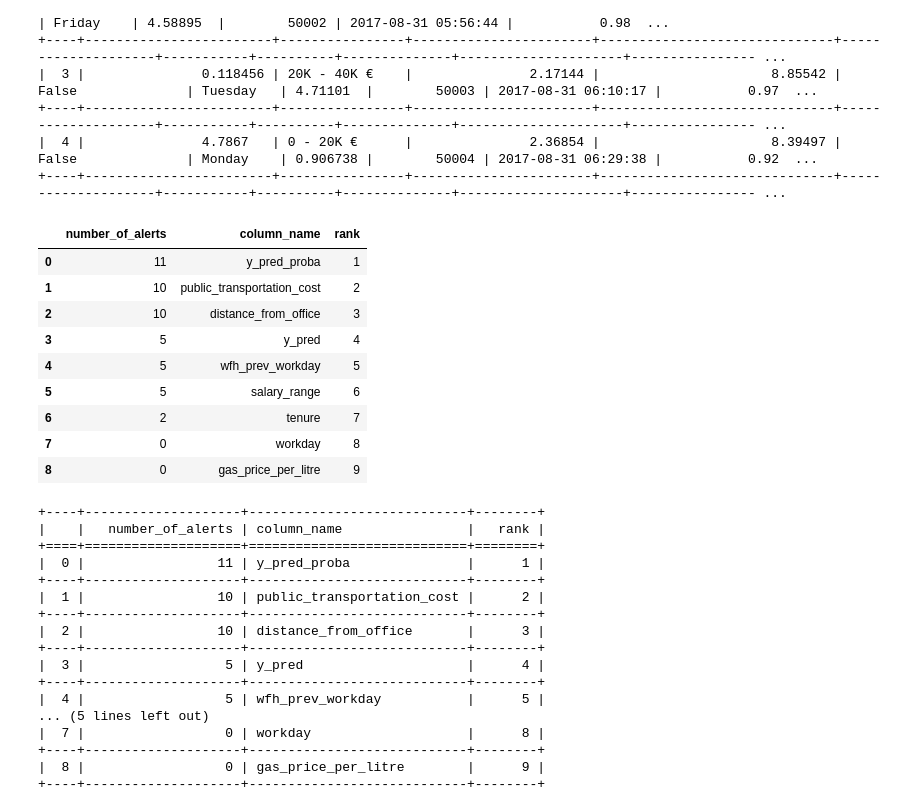
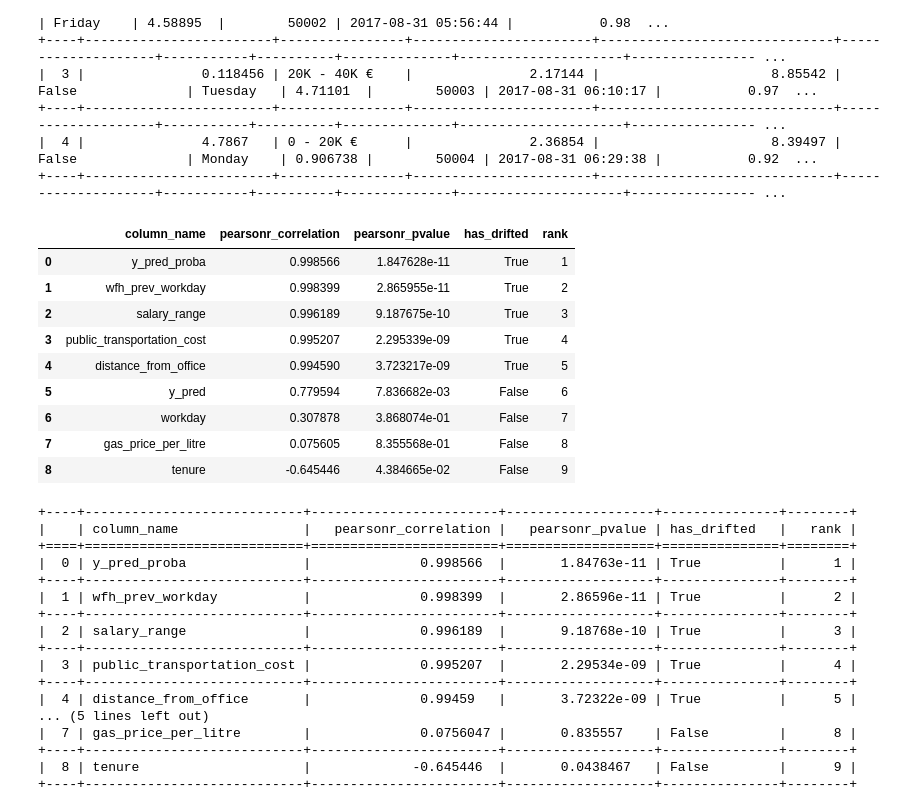
Before and after one commit to NannyML/nannyml, a Jupyter notebook: docs/example_notebooks/Quickstart.ipynb, the cells around one changed output. Drawn from its saved outputs; the diff is of its cells as text; code cells hidden in the pictures.

```diff
--- a/docs/example_notebooks/Quickstart.ipynb
+++ b/docs/example_notebooks/Quickstart.ipynb
@@ -83,7 +83,7 @@ univariate_calculator = nml.UnivariateDriftCalculator(
     column_names=feature_column_names,
     chunk_size=chunk_size,
     continuous_methods=['kolmogorov_smirnov', 'jensen_shannon'],
-    categorical_methods=['chi2'],
+    categorical_methods=['chi2', 'jensen_shannon'],
 )
 univariate_calculator = univariate_calculator.fit(reference)
 univariate_results = univariate_calculator.calculate(analysis)
@@ -101,7 +101,7 @@ for column_name in univariate_calculator.continuous_column_names:
 for column_name in univariate_calculator.categorical_column_names:
     figure = univariate_results.plot(
         kind='drift',
-        method='chi2',
+        method='jensen_shannon',
         column_name=column_name,
         plot_reference=True
     )
@@ -125,40 +125,47 @@ for column_name in univariate_calculator.categorical_column_names:
     )
     figure.write_image(f'../_static/quick-start-drift-{column_name}.svg')
 # %%
-ranker = nml.Ranker.by('alert_count')
-ranked_features = ranker.rank(univariate_results, only_drifting = False)
+ranker = nml.CorrelationRanker()
+# ranker fits on one metric and reference period data only
+ranker.fit(
+    estimated_performance.filter(period='reference', metrics=['roc_auc']))
+# ranker ranks on one drift method and one performance metric
+ranked_features = ranker.rank(
+    univariate_results.filter(methods=['jensen_shannon']),
+    estimated_performance.filter(metrics=['roc_auc']),
+    only_drifting = False)
 display(ranked_features)
 # %% [output]
-|  | number_of_alerts | column_name | rank |
-| 0 | 11 | y_pred_proba | 1 |
-| 1 | 10 | public_transportation_cost | 2 |
-| 2 | 10 | distance_from_office | 3 |
-| 3 | 5 | y_pred | 4 |
-| 4 | 5 | wfh_prev_workday | 5 |
-| 5 | 5 | salary_range | 6 |
-| 6 | 2 | tenure | 7 |
-| 7 | 0 | workday | 8 |
-| 8 | 0 | gas_price_per_litre | 9 |
+|  | column_name | pearsonr_correlation | pearsonr_pvalue | has_drifted | rank |
+| 0 | y_pred_proba | 0.998566 | 1.847628e-11 | True | 1 |
+| 1 | wfh_prev_workday | 0.998399 | 2.865955e-11 | True | 2 |
+| 2 | salary_range | 0.996189 | 9.187675e-10 | True | 3 |
+| 3 | public_transportation_cost | 0.995207 | 2.295339e-09 | True | 4 |
+| 4 | distance_from_office | 0.994590 | 3.723217e-09 | True | 5 |
+| 5 | y_pred | 0.779594 | 7.836682e-03 | False | 6 |
+| 6 | workday | 0.307878 | 3.868074e-01 | False | 7 |
+| 7 | gas_price_per_litre | 0.075605 | 8.355568e-01 | False | 8 |
+| 8 | tenure | -0.645446 | 4.384665e-02 | False | 9 |
 # %%
 print(ranked_features.to_markdown(tablefmt="grid"))
 # %% [output]
-+----+--------------------+----------------------------+--------+
-|    |   number_of_alerts | column_name                |   rank |
-+====+====================+============================+========+
-|  0 |                 11 | y_pred_proba               |      1 |
-+----+--------------------+----------------------------+--------+
-|  1 |                 10 | public_transportation_cost |      2 |
-+----+--------------------+----------------------------+--------+
-|  2 |                 10 | distance_from_office       |      3 |
-+----+--------------------+----------------------------+--------+
-|  3 |                  5 | y_pred                     |      4 |
-+----+--------------------+----------------------------+--------+
-|  4 |                  5 | wfh_prev_workday           |      5 |
++----+----------------------------+------------------------+-------------------+---------------+--------+
+|    | column_name                |   pearsonr_correlation |   pearsonr_pvalue | has_drifted   |   rank |
++====+============================+========================+===================+===============+========+
+|  0 | y_pred_proba               |              0.998566  |       1.84763e-11 | True          |      1 |
++----+----------------------------+------------------------+-------------------+---------------+--------+
+|  1 | wfh_prev_workday           |              0.998399  |       2.86596e-11 | True          |      2 |
++----+----------------------------+------------------------+-------------------+---------------+--------+
+|  2 | salary_range               |              0.996189  |       9.18768e-10 | True          |      3 |
++----+----------------------------+------------------------+-------------------+---------------+--------+
+|  3 | public_transportation_cost |              0.995207  |       2.29534e-09 | True          |      4 |
++----+----------------------------+------------------------+-------------------+---------------+--------+
+|  4 | distance_from_office       |              0.99459   |       3.72322e-09 | True          |      5 |
 ... (5 lines left out)
-|  7 |                  0 | workday                    |      8 |
-+----+--------------------+----------------------------+--------+
-|  8 |                  0 | gas_price_per_litre        |      9 |
-+----+--------------------+----------------------------+--------+
+|  7 | gas_price_per_litre        |              0.0756047 |       0.835557    | False         |      8 |
++----+----------------------------+------------------------+-------------------+---------------+--------+
+|  8 | tenure                     |             -0.645446  |       0.0438467   | False         |      9 |
++----+----------------------------+------------------------+-------------------+---------------+--------+
 # %%
 # Let's initialize the object that will perform Data Reconstruction with PCA
 rcerror_calculator = nml.DataReconstructionDriftCalculator(
```
Also changed, not shown: parts of 1 cell of this notebook, 34 other files.
